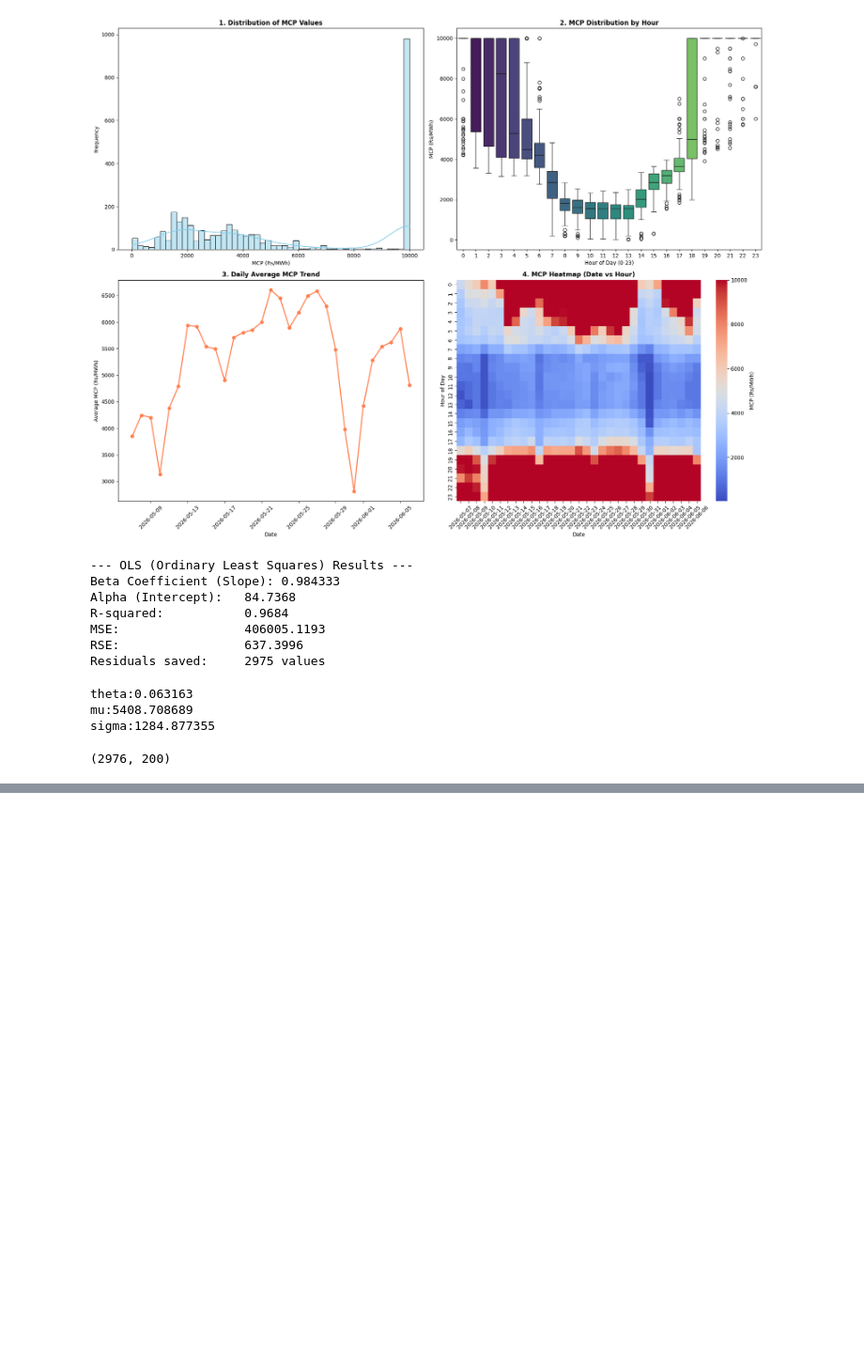
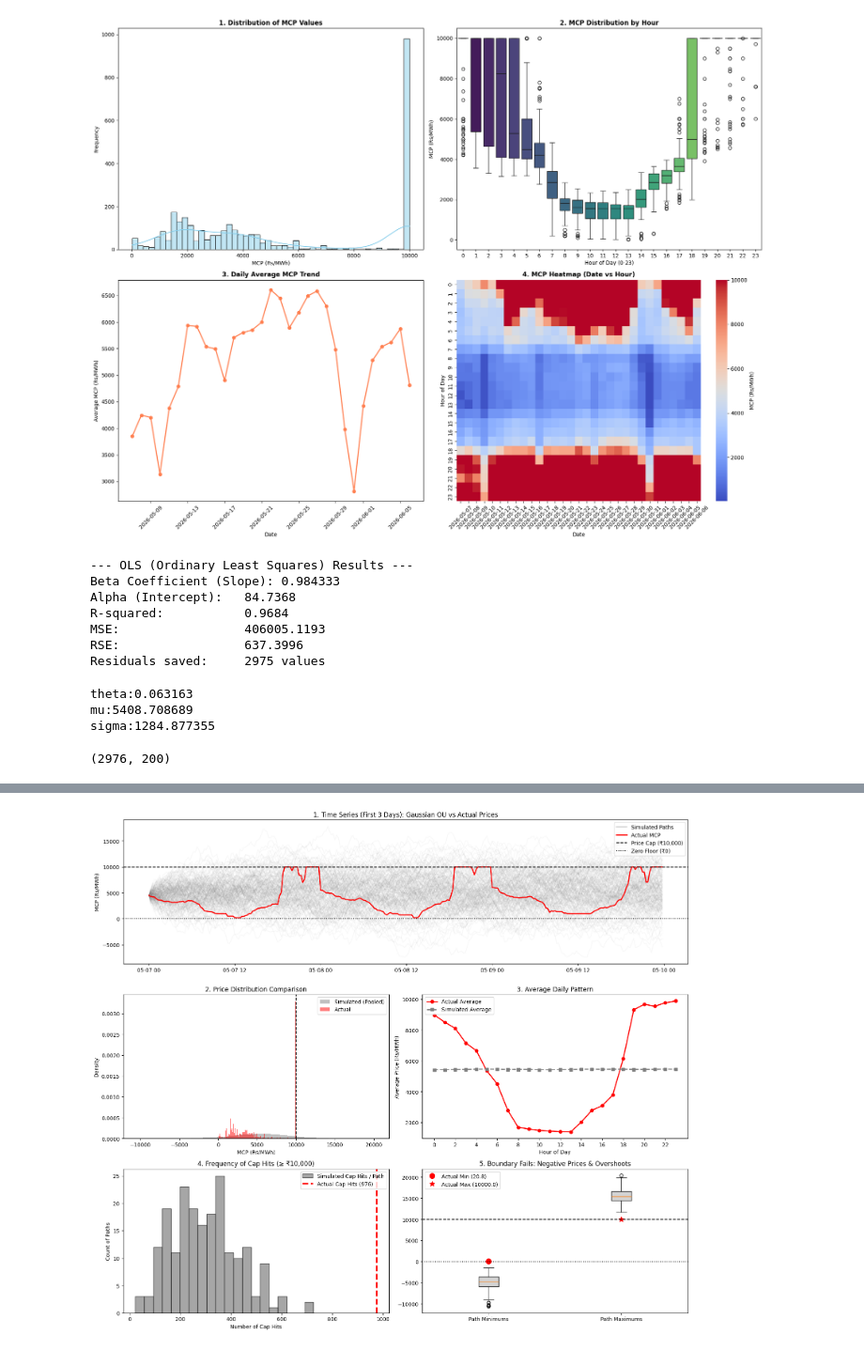
Before and after one commit to OmkaarSharma/Musashi1970-Gaussian-Ornstein-Uhlenbeck-process, a Jupyter notebook: main.ipynb, the cells around one changed output, grey strips where cells are left out. Shown at 94% size. Saved outputs shown, nothing was run; the diff lists cells and outputs as text; code cells hidden in the pictures; blank space fills up the shorter version.

```diff
--- a/main.ipynb
+++ b/main.ipynb
@@ -695,0 +224,97 @@ print("\n✅ Figure saved → statistical_tests_panel.png")
+# %%
+import matplotlib.pyplot as plt
+import numpy as np
+
+actual_prices = mcp_values
+simulated_paths = X_sim
+dates = data['Datetime']
+
+# Fix for IndexError: ensure all array dimensions match (e.g., 2975 vs 2976 steps)
+min_len = min(len(actual_prices), len(simulated_paths), len(dates))
+actual_prices = actual_prices[:min_len]
+simulated_paths = simulated_paths[:min_len]
+dates = dates[:min_len]
+
+# Create a 3-row layout using subplot indexing.
+fig = plt.figure(figsize=(16, 14))
+
+# 1. Time series overlay (spanning the entire top row)
+ax1 = plt.subplot(3, 1, 1)
+n_zoom = min(288, min_len) # First 3 days at 15-min frequency (4 * 24 * 3)
+
+# Plot path distribution
+ax1.plot(dates[:n_zoom], simulated_paths[:n_zoom, :], color='gray', alpha=0.05)
+# Proxy line for the legend since we don't want 200 labels
+ax1.plot([], [], color='gray', alpha=0.5, label='Simulated Paths')
+# Plot actual
+ax1.plot(dates[:n_zoom], actual_prices[:n_zoom], color='red', linewidth=2, label='Actual MCP')
+
+ax1.axhline(10000, color='black', linestyle='--', label='Price Cap (₹10,000)')
+ax1.axhline(0, color='black', linestyle=':', label='Zero Floor (₹0)')
+ax1.set_title("1. Time Series (First 3 Days): Gaussian OU vs Actual Prices")
+ax1.set_ylabel("MCP (Rs/MWh)")
+ax1.legend(loc='upper right')
+
+# 2. Distribution comparison
+ax2 = plt.subplot(3, 2, 3)
+ax2.hist(simulated_paths.flatten(), bins=100, color='gray', alpha=0.5, density=True, label='Simulated (Pooled)')
+ax2.hist(actual_prices, bins=100, color='red', alpha=0.5, density=True, label='Actual')
+ax2.axvline(10000, color='black', linestyle='--')
+ax2.set_title("2. Price Distribution Comparison")
+ax2.set_xlabel("MCP (Rs/MWh)")
+ax2.set_ylabel("Density")
+ax2.legend()
+
+# 3. Daily pattern comparison
+ax3 = plt.subplot(3, 2, 4)
+hours = dates.dt.hour # Assuming dates is a pandas DatetimeIndex
+
+# Calculate hourly averages manually without seaborn/pandas groupby
+actual_hourly = [np.mean(actual_prices[hours == h]) for h in range(24)]
+sim_hourly = [np.mean(simulated_paths[hours == h, :]) for h in range(24)]
+
+ax3.plot(range(24), actual_hourly, marker='o', color='red', linewidth=2, label='Actual Average')
+ax3.plot(range(24), sim_hourly, marker='s', color='gray', linestyle='--', linewidth=2, label='Simulated Average')
+ax3.set_title("3. Average Daily Pattern")
+ax3.set_xlabel("Hour of Day")
+ax3.set_ylabel("Average Price (Rs/MWh)")
+ax3.set_xticks(range(0, 24, 2))
+ax3.legend()
+
+# 4. Cap hit analysis
+ax4 = plt.subplot(3, 2, 5)
+actual_cap_hits = np.sum(actual_prices >= 10000)
+sim_cap_hits = np.sum(simulated_paths >= 10000, axis=0) # count per path (length 200)
+
+ax4.hist(sim_cap_hits, bins=20, color='gray', alpha=0.7, edgecolor='black', label='Simulated Cap Hits / Path')
+ax4.axvline(actual_cap_hits, color='red', linewidth=3, linestyle='--', label=f'Actual Cap Hits ({actual_cap_hits})')
+ax4.set_title("4. Frequency of Cap Hits (≥ ₹10,000)")
+ax4.set_xlabel("Number of Cap Hits")
+ax4.set_ylabel("Count of Paths")
+ax4.legend()
+
+# 5. QQ-plot equivalent / Min-Max evaluation showing boundary failures
+ax5 = plt.subplot(3, 2, 6)
+actual_min = np.min(actual_prices)
+actual_max = np.max(actual_prices)
+sim_mins = np.min(simulated_paths, axis=0)
+sim_maxs = np.max(simulated_paths, axis=0)
+
+box_parts = ax5.boxplot([sim_mins, sim_maxs], positions=[1, 2], patch_artist=True)
+for box in box_parts['boxes']:
+    box.set_facecolor('lightgray')
+
+ax5.set_xticks([1, 2])
+ax5.set_xticklabels(['Path Minimums', 'Path Maximums'])
+ax5.plot(1, actual_min, 'ro', markersize=10, label=f'Actual Min ({actual_min:.1f})')
+ax5.plot(2, actual_max, 'r*', markersize=10, label=f'Actual Max ({actual_max:.1f})')
+ax5.axhline(0, color='black', linestyle=':')
+ax5.axhline(10000, color='black', linestyle='--')
+ax5.set_title("5. Boundary Fails: Negative Prices & Overshoots")
+ax5.legend()
+
+plt.tight_layout()
+plt.savefig("ou_failure_analysis.png", dpi=300)
+plt.show()
+# %% [output]
+[figure, added]
```
Also changed, not shown: parts of 5 cells of this notebook, 2 other files.
